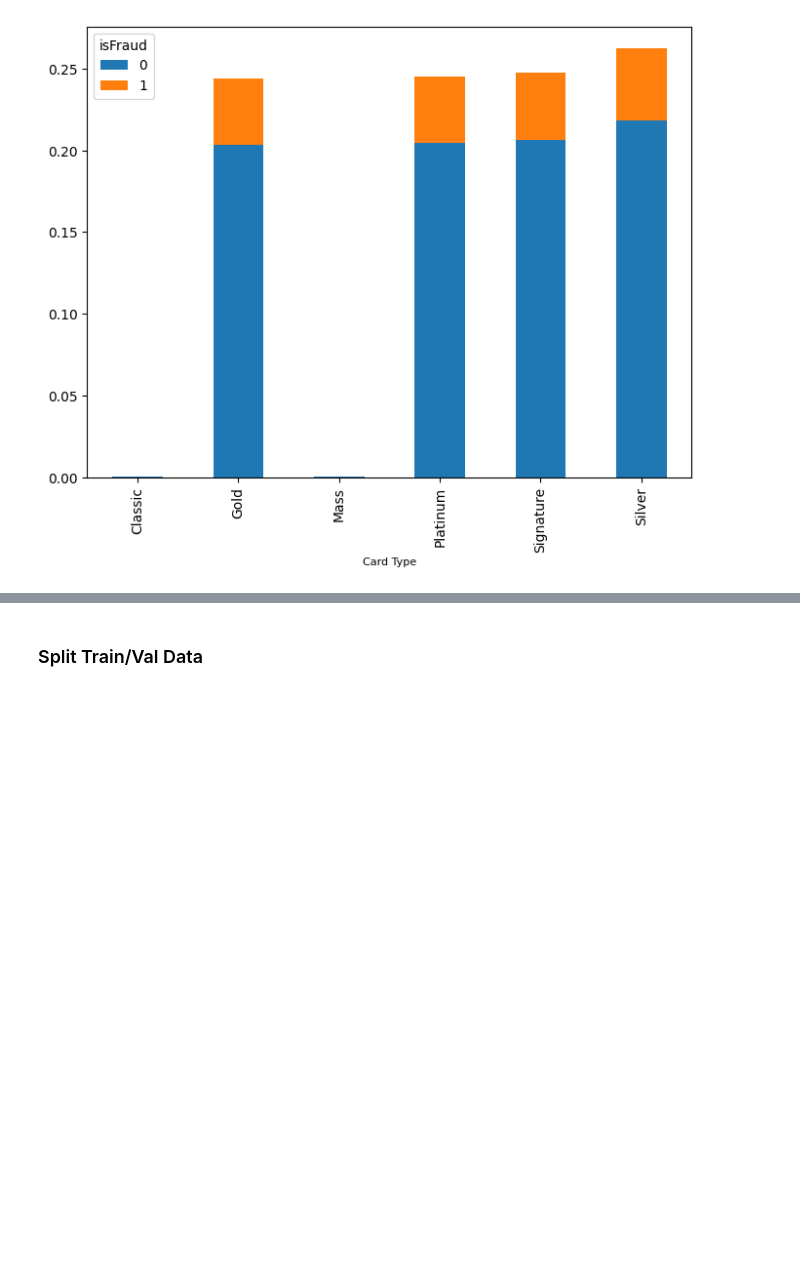
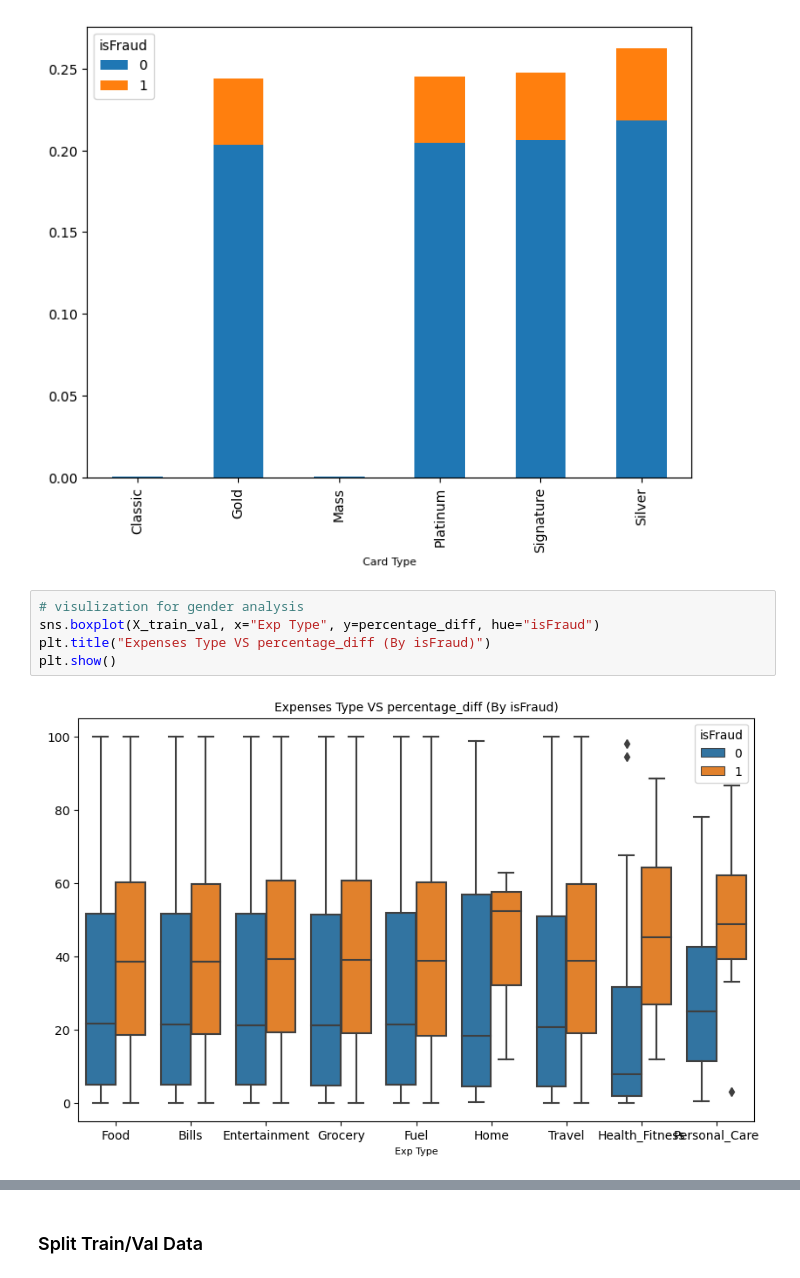
Before and after one commit to chikeibezim/Detecting-Fraudulent-Transactions, a Jupyter notebook: eda-modelling-fraud-detection.ipynb, the cells around one changed output, grey strips where cells are left out. Saved outputs shown, nothing was run; the diff lists cells and outputs as text; blank space fills up the shorter version.

Commit message:
Kaggle Notebook | EDA | Modelling Fraud Detection | Version 3

```diff
--- a/eda-modelling-fraud-detection.ipynb
+++ b/eda-modelling-fraud-detection.ipynb
@@ -253,3 +253,10 @@ proportions.plot(kind='bar', stacked=True, figsize=(8, 6))
 plt.show()
 # %% [output]
 [figure]
+# %%
+# visulization for gender analysis
+sns.boxplot(X_train_val, x="Exp Type", y=percentage_diff, hue="isFraud")
+plt.title("Expenses Type VS percentage_diff (By isFraud)")
+plt.show()
+# %% [output]
+[figure, added]
```
Also changed, not shown: parts of 28 cells of this notebook.
